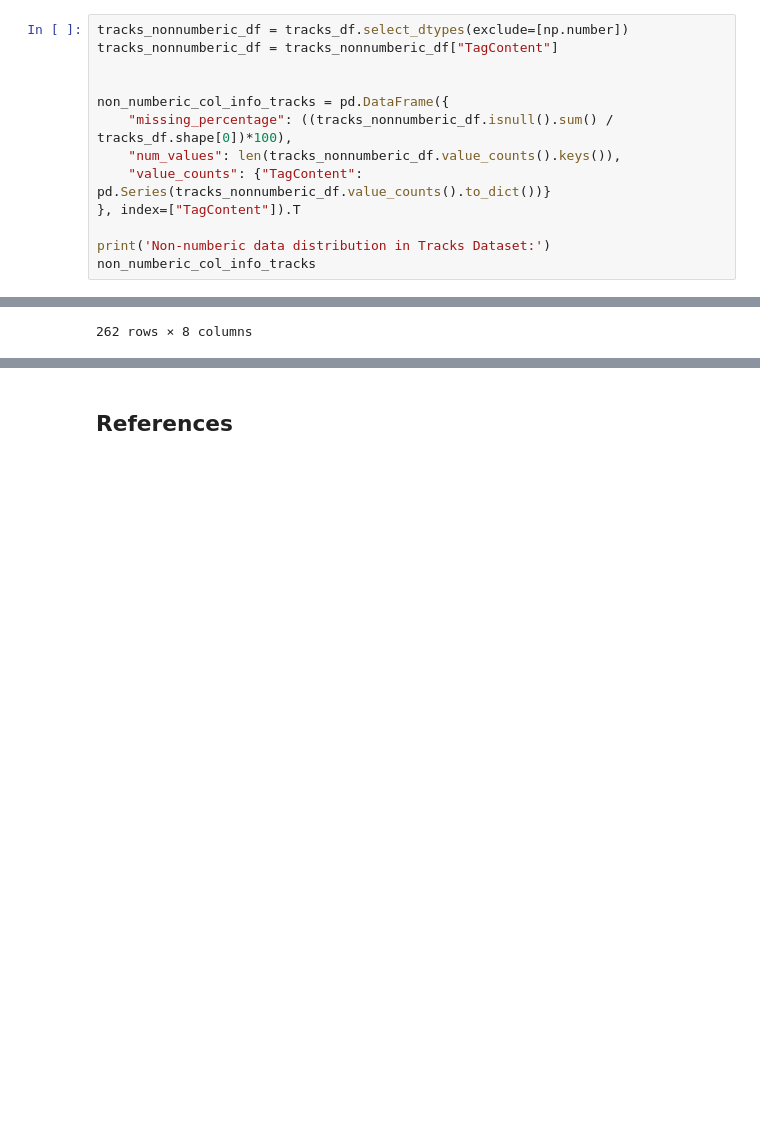
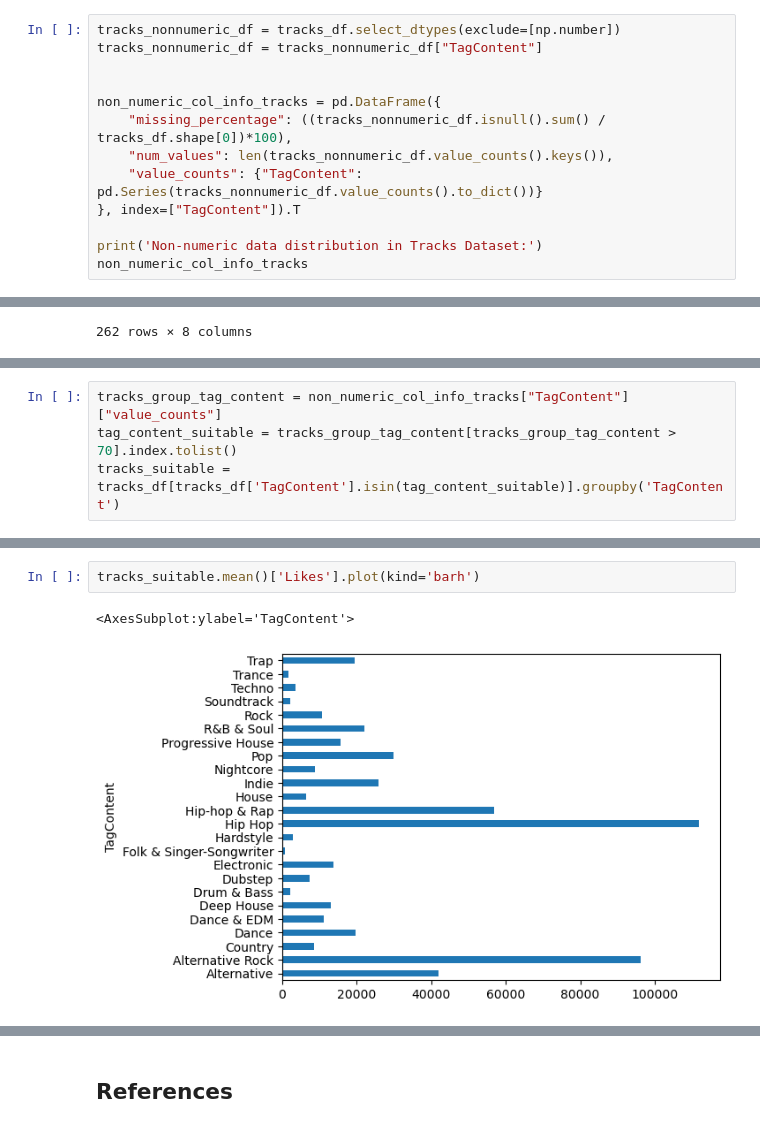
Before and after one commit to vntan/SoundCloudAnalysis, a Jupyter notebook: SoundCloudAnalysis.ipynb, the cells around one changed output, grey strips where cells are left out. Saved outputs shown, nothing was run; the diff lists cells and outputs as text; blank space fills up the shorter version.

```diff
--- a/SoundCloudAnalysis.ipynb
+++ b/SoundCloudAnalysis.ipynb
@@ -1015,14 +1041,14 @@ Numberic data distribution in Users Dataset:
 # %%
-tracks_nonnumberic_df = tracks_df.select_dtypes(exclude=[np.number])
-tracks_nonnumberic_df = tracks_nonnumberic_df["TagContent"]
+tracks_nonnumeric_df = tracks_df.select_dtypes(exclude=[np.number])
+tracks_nonnumeric_df = tracks_nonnumeric_df["TagContent"]
 
 
-non_numberic_col_info_tracks = pd.DataFrame({
-    "missing_percentage": ((tracks_nonnumberic_df.isnull().sum() / tracks_df.shape[0])*100),
-    "num_values": len(tracks_nonnumberic_df.value_counts().keys()),
-    "value_counts": {"TagContent": pd.Series(tracks_nonnumberic_df.value_counts().to_dict())}
+non_numeric_col_info_tracks = pd.DataFrame({
+    "missing_percentage": ((tracks_nonnumeric_df.isnull().sum() / tracks_df.shape[0])*100),
+    "num_values": len(tracks_nonnumeric_df.value_counts().keys()),
+    "value_counts": {"TagContent": pd.Series(tracks_nonnumeric_df.value_counts().to_dict())}
 }, index=["TagContent"]).T
 
-print('Non-numberic data distribution in Tracks Dataset:')
-non_numberic_col_info_tracks
+print('Non-numeric data distribution in Tracks Dataset:')
+non_numeric_col_info_tracks
 # %% [output]
@@ -1123,0 +1251,4 @@ Most_popular_playplist
+# %%
+tracks_group_tag_content = non_numeric_col_info_tracks["TagContent"]["value_counts"]
+tag_content_suitable = tracks_group_tag_content[tracks_group_tag_content > 70].index.tolist()
+tracks_suitable = tracks_df[tracks_df['TagContent'].isin(tag_content_suitable)].groupby('TagContent')
@@ -1123,0 +1265,5 @@ Most_popular_playplist
+# %%
+tracks_suitable.mean()['Likes'].plot(kind='barh')
+# %% [output]
+<AxesSubplot:ylabel='TagContent'>
+[figure, added]
```
Also changed, not shown: parts of 65 cells of this notebook.
